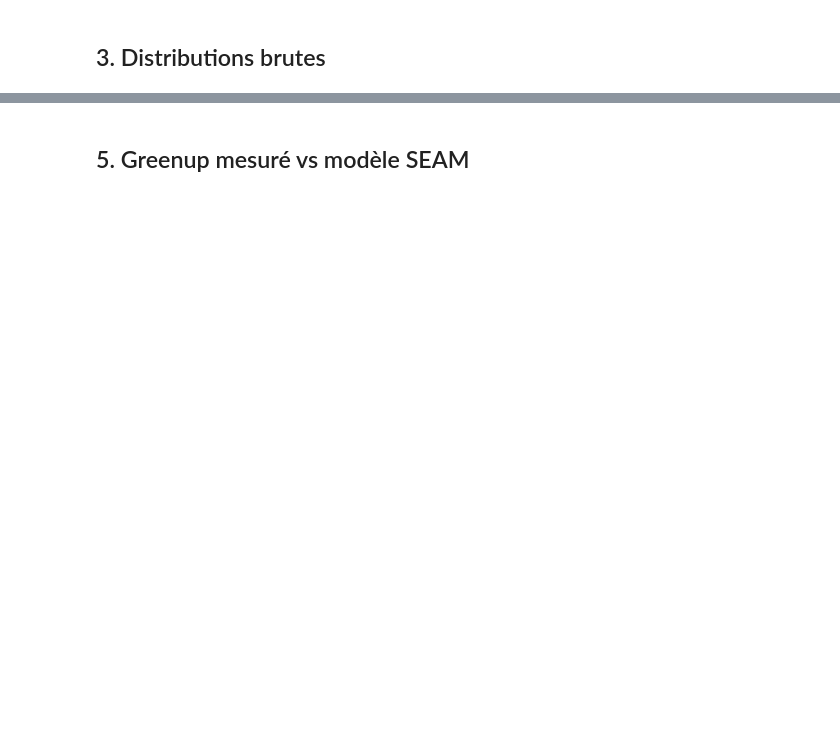
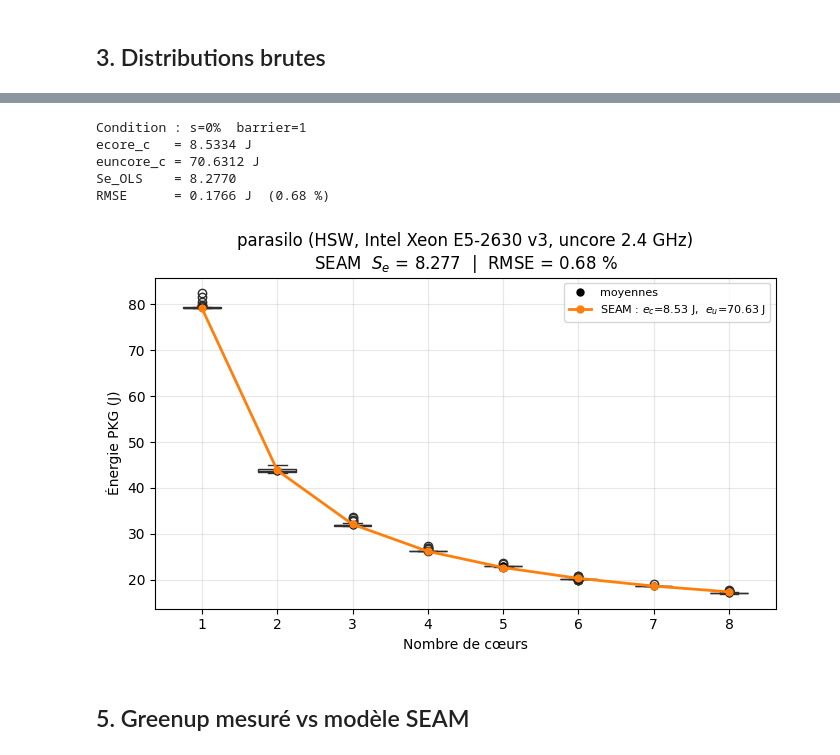
Before and after one commit to gabiansystems/parallel_simulator_energy, a Jupyter notebook: analyse.ipynb, the cells around one changed output, grey strips where cells are left out. Drawn from its saved outputs; the diff is of its cells as text; code cells hidden in the pictures; blank space fills up the shorter version.

```diff
--- a/analyse.ipynb
+++ b/analyse.ipynb
@@ -48,7 +45,10 @@ COL_MAP = {
 ## 1. Fonctions SEAM
 # %%
 def fit_seam(df, seq_frac=0.0):
-    """OLS sur E(n_c) = ecore_c + euncore_c/n_c  (n_c >= 2)."""
+    """
+    OLS sur E(n_c) = ecore_c + euncore_c/n_c  (n_c >= 2).
+    Retourne dict(ecore_c, euncore_c, Se, n_max, rmse, n_points).
+    """
     sub = df[np.isclose(df['Seq_frac'], seq_frac) & (df['N_core'] >= 2)]
     ns_map = sub.groupby('N_core')['Energy'].mean()
     ns  = np.array(sorted(ns_map.index), dtype=float)
@@ -57,16 +57,17 @@ def fit_seam(df, seq_frac=0.0):
     ecore_c, euncore_c = np.linalg.lstsq(X, E_m, rcond=None)[0]
     E_pred = ecore_c + euncore_c / ns
     rmse   = float(np.sqrt(np.mean((E_pred - E_m) ** 2)))
-    return dict(ecore_c=ecore_c, euncore_c=euncore_c,
-                Se=euncore_c / ecore_c,
-                n_max=int(ns.max()), rmse=rmse, n_points=len(ns))
+    return dict(
+        ecore_c=ecore_c, euncore_c=euncore_c,
+        Se=euncore_c / ecore_c,
+        n_max=int(ns.max()), rmse=rmse, n_points=len(ns),
+    )
 
 
 def compute_se_inv(df, fit, seq_frac=0.0):
     """
-    Estimateur par deux points : Se_inv(n_c) = n_c*(G-1)/(n_c-G)
-    avec G = E_ref / E_med(n_c) et E_ref = ecore_c + euncore_c  (E(1) du modèle OLS).
-    Un point = E(1) extrapolé OLS, l'autre = E_med(n_c) mesuré.
+    Estimateur ponctuel : Se_inv(n_c) = n_c*(G-1)/(n_c-G)
+    avec G = E_ref / E_med(n_c),  E_ref = ecore_c + euncore_c.
     """
     E_ref = fit['ecore_c'] + fit['euncore_c']
     sub   = df[np.isclose(df['Seq_frac'], seq_frac) & (df['N_core'] >= 2)]
@@ -83,15 +84,20 @@ def compute_se_inv(df, fit, seq_frac=0.0):
 
 
 def E_seam(nc, ecore_c, euncore_c):
+    """Énergie prédite par le modèle SEAM."""
     return ecore_c + euncore_c / np.asarray(nc, dtype=float)
 
 
 def greenup_seam(nc, ecore_c, euncore_c):
+    """Greenup prédit : G(n) = E(1) / E(n)."""
     return (ecore_c + euncore_c) / E_seam(nc, ecore_c, euncore_c)
 
 
 def fit_seam_all(df):
-    """Applique fit_seam pour chaque combinaison (Seq_frac, Barrier) du CSV."""
+    """
+    Applique fit_seam pour chaque combinaison (Seq_frac, Barrier) présente dans df.
+    Retourne un DataFrame de résultats.
+    """
     rows = []
     for (s, b), grp in df.groupby(['Seq_frac', 'Barrier']):
         if grp['N_core'].nunique() < 2:
@@ -99,10 +105,12 @@ def fit_seam_all(df):
         try:
             f = fit_seam(grp.assign(Seq_frac=s), seq_frac=s)
             rmse_pct = f['rmse'] / grp[grp['N_core'] >= 2]['Energy'].mean() * 100
-            rows.append({'Seq_frac': s, 'Barrier': int(b),
-                         'Se_OLS': f['Se'], 'ecore_c': f['ecore_c'],
-                         'euncore_c': f['euncore_c'], 'RMSE_pct': rmse_pct,
-                         'n_max': f['n_max']})
+            rows.append({
+                'Seq_frac': s, 'Barrier': int(b),
+                'Se_OLS': f['Se'], 'ecore_c': f['ecore_c'],
+                'euncore_c': f['euncore_c'], 'RMSE_pct': rmse_pct,
+                'n_max': f['n_max'],
+            })
         except Exception:
             pass
     return pd.DataFrame(rows)
@@ -140,31 +167,41 @@ plt.tight_layout(); plt.show()
 # %%
-s0 = seq_fracs[0]; b0 = barriers[0]
+# Condition de base : s=0 (100 % parallèle), premier barrier disponible
+s0 = seq_fracs[0]
+b0 = barriers[0]
 df0 = df[(np.isclose(df['Seq_frac'], s0)) & (df['Barrier'] == b0)]
 
 fit = fit_seam(df0, seq_frac=s0)
 rmse_pct = fit['rmse'] / df0[df0['N_core'] >= 2]['Energy'].mean() * 100
 
-print(f"Condition : s={s0:.0%}  barrier={b0} (aucune sync réelle)")
+print(f"Condition : s={s0:.0%}  barrier={b0}")
 print(f"ecore_c   = {fit['ecore_c']:.4f} J")
 print(f"euncore_c = {fit['euncore_c']:.4f} J")
 print(f"Se_OLS    = {fit['Se']:.4f}")
 print(f"RMSE      = {fit['rmse']:.4f} J  ({rmse_pct:.2f} %)")
 
 ns_all = sorted(df0['N_core'].unique())
 E_moy  = [df0[df0['N_core'] == n]['Energy'].mean() for n in ns_all]
 pos    = np.arange(len(ns_all))
 E_mod  = E_seam(np.array(ns_all, dtype=float), fit['ecore_c'], fit['euncore_c'])
 
 fig, ax = plt.subplots(figsize=(7, 4.5))
 sns.boxplot(data=df0, x='N_core', y='Energy', palette='Blues', ax=ax, order=ns_all, width=0.5)
 ax.plot(pos, E_moy, 'ko', ms=5, zorder=5, label='moyennes')
 ax.plot(pos, E_mod, 'C1-o', lw=2, ms=5, zorder=6,
         label=f'SEAM : $e_c$={fit["ecore_c"]:.2f} J,  $e_u$={fit["euncore_c"]:.2f} J')
 ax.set_xticks(pos); ax.set_xticklabels(ns_all)
-ax.set_xlabel('Nombre de cœurs'); ax.set_ylabel('Énergie PKG (J)')
+ax.set_xlabel('Nombre de cœurs')
+ax.set_ylabel('Énergie PKG (J)')
 ax.set_title(f'{NODE}\nSEAM  $S_e$ = {fit["Se"]:.3f}  |  RMSE = {rmse_pct:.2f} %')
 ax.legend(fontsize=8); ax.grid(True, alpha=0.3)
 plt.tight_layout(); plt.show()
+# %% [output]
+Condition : s=0%  barrier=1
+ecore_c   = 8.5334 J
+euncore_c = 70.6312 J
+Se_OLS    = 8.2770
+RMSE      = 0.1766 J  (0.68 %)
+[figure, added]
 # %% [markdown]
 ## 5. Greenup mesuré vs modèle SEAM
 # %%
```
Also changed, not shown: parts of 13 cells of this notebook.
